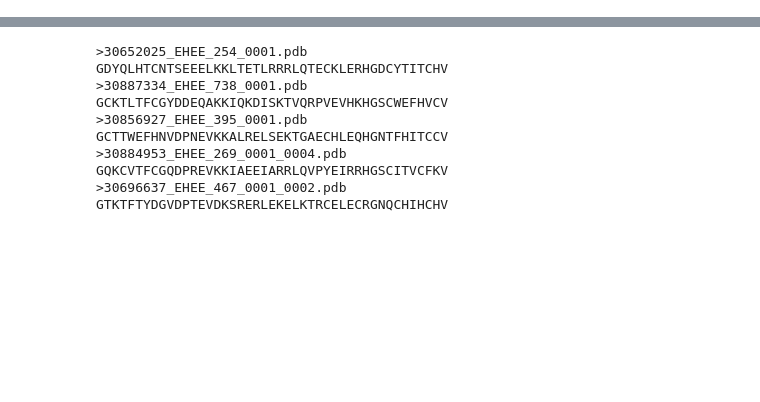
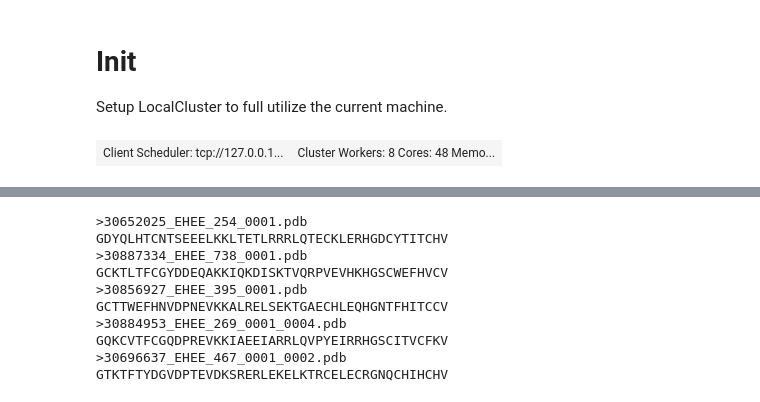
Before and after one commit to proteininnovation/Rosetta-PyData_Integration, a Jupyter notebook: local_analysis/EHEE_naive_selection.ipynb, the cells around one changed output, grey strips where cells are left out. Drawn from its saved outputs; the diff is of its cells as text; code cells hidden in the pictures; blank space fills up the shorter version.

```diff
--- a/local_analysis/EHEE_naive_selection.ipynb
+++ b/local_analysis/EHEE_naive_selection.ipynb
@@ -15,3 +17,10 @@ import zipfile
+# %% [markdown]
+# Init
+
+Setup LocalCluster to full utilize the current machine.
 # %%
 cluster = dask.distributed.LocalCluster()
 client = dask.distributed.Client(cluster)
+client
+# %% [output]
+| Client Scheduler: tcp://127.0.0.1... | Cluster Workers: 8 Cores: 48 Memo... |
```
Also changed, not shown: parts of 9 cells of this notebook, 6 other files.
